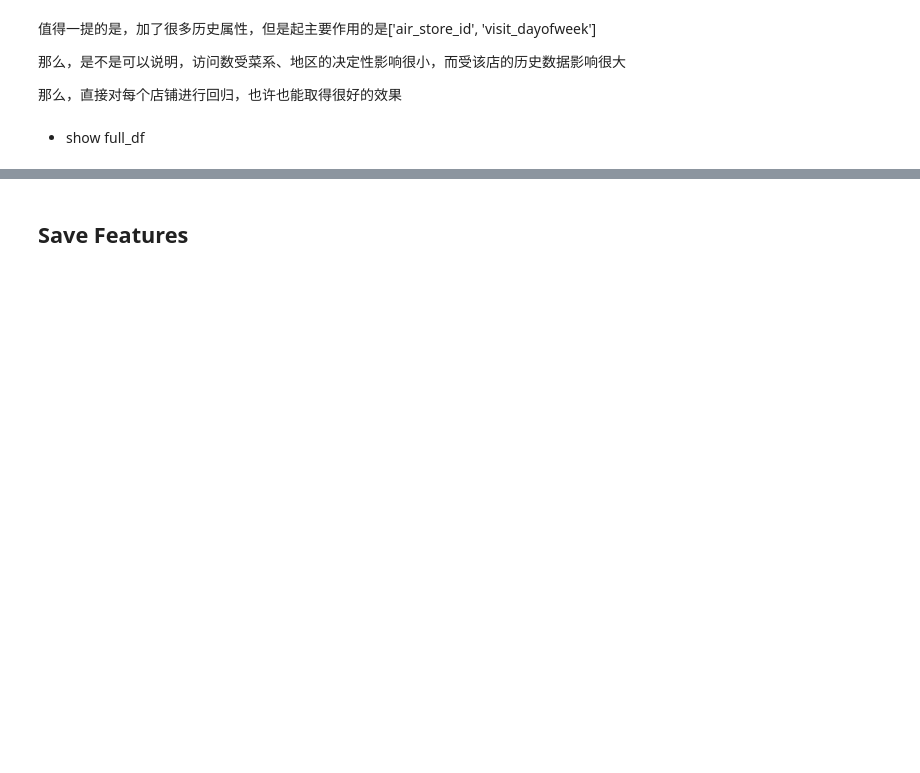
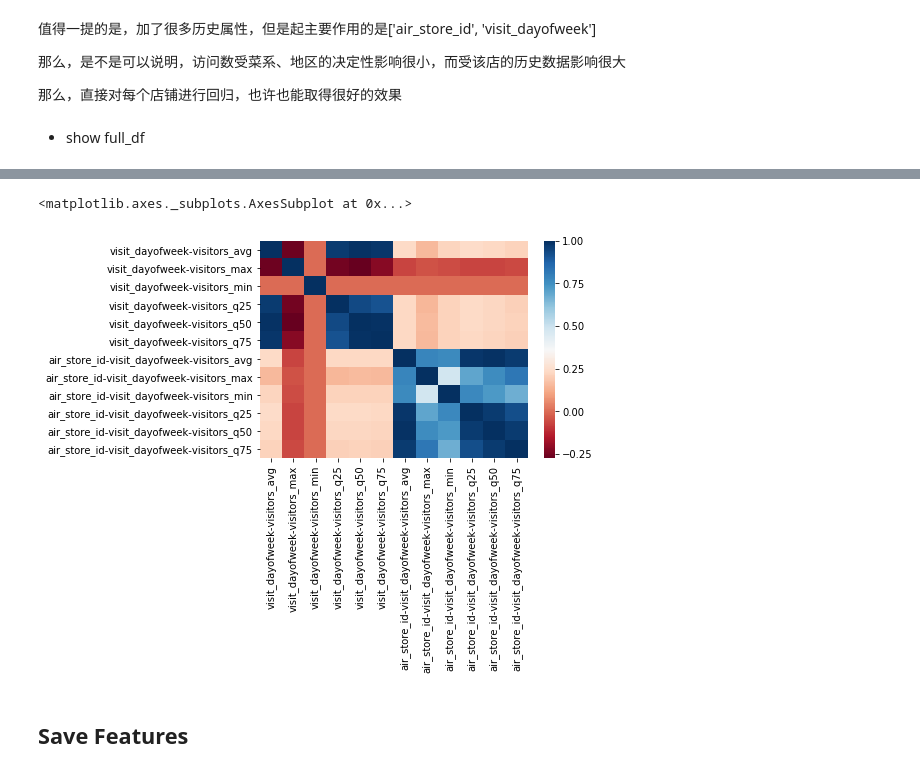
Before and after one commit to hahadsg/MyKaggle, a Jupyter notebook: recruit-restaurant-visitor-forecasting/features.ipynb, the cells around one changed output, grey strips where cells are left out. Saved outputs shown, nothing was run; the diff lists cells and outputs as text; code cells hidden in the pictures; blank space fills up the shorter version.

```diff
--- a/recruit-restaurant-visitor-forecasting/features.ipynb
+++ b/recruit-restaurant-visitor-forecasting/features.ipynb
@@ -323,6 +324,25 @@ feature_columns
  'air_area_name-visit_dayofweek-visitors_q25',
  'air_area_name-visit_dayofweek-visitors_q50',
  'air_area_name-visit_dayofweek-visitors_q75']
+# %%
+t_columns = [
+ 'visit_dayofweek-visitors_avg',
+ 'visit_dayofweek-visitors_max',
+ 'visit_dayofweek-visitors_min',
+ 'visit_dayofweek-visitors_q25',
+ 'visit_dayofweek-visitors_q50',
+ 'visit_dayofweek-visitors_q75',
+ 'air_store_id-visit_dayofweek-visitors_avg',
+ 'air_store_id-visit_dayofweek-visitors_max',
+ 'air_store_id-visit_dayofweek-visitors_min',
+ 'air_store_id-visit_dayofweek-visitors_q25',
+ 'air_store_id-visit_dayofweek-visitors_q50',
+ 'air_store_id-visit_dayofweek-visitors_q75',
+]
+sns.heatmap(full_df[t_columns].corr(), cmap=plt.cm.RdBu)
+# %% [output]
+<matplotlib.axes._subplots.AxesSubplot at 0x...>
+[figure, added]
 # %% [markdown]
 ## Save Features
 # %%
```
Also changed, not shown: parts of 9 cells of this notebook.
